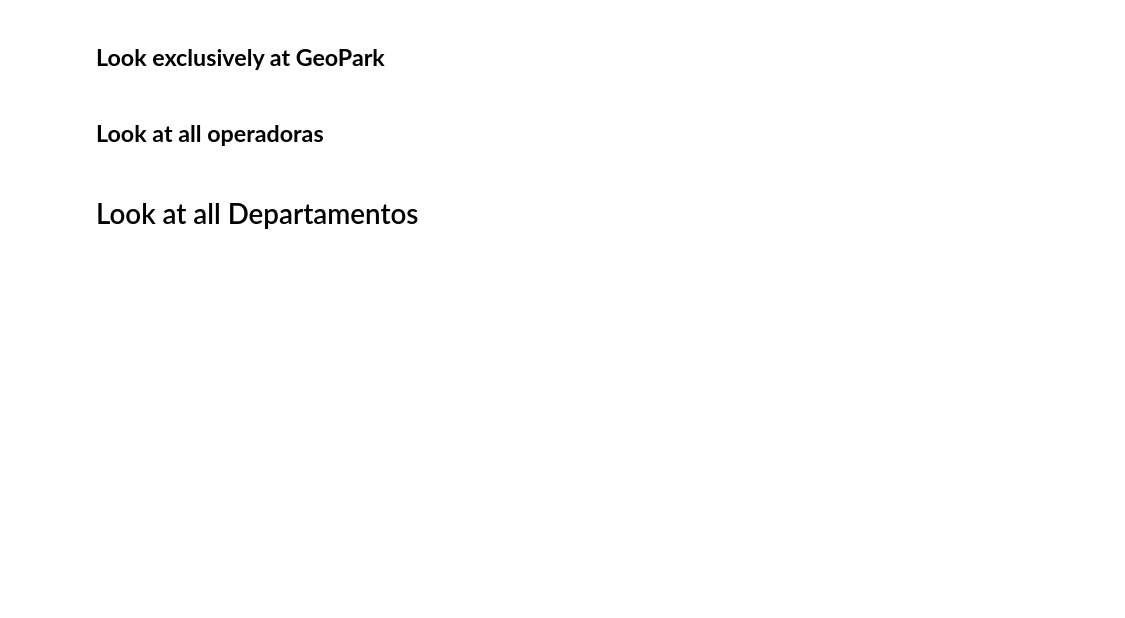
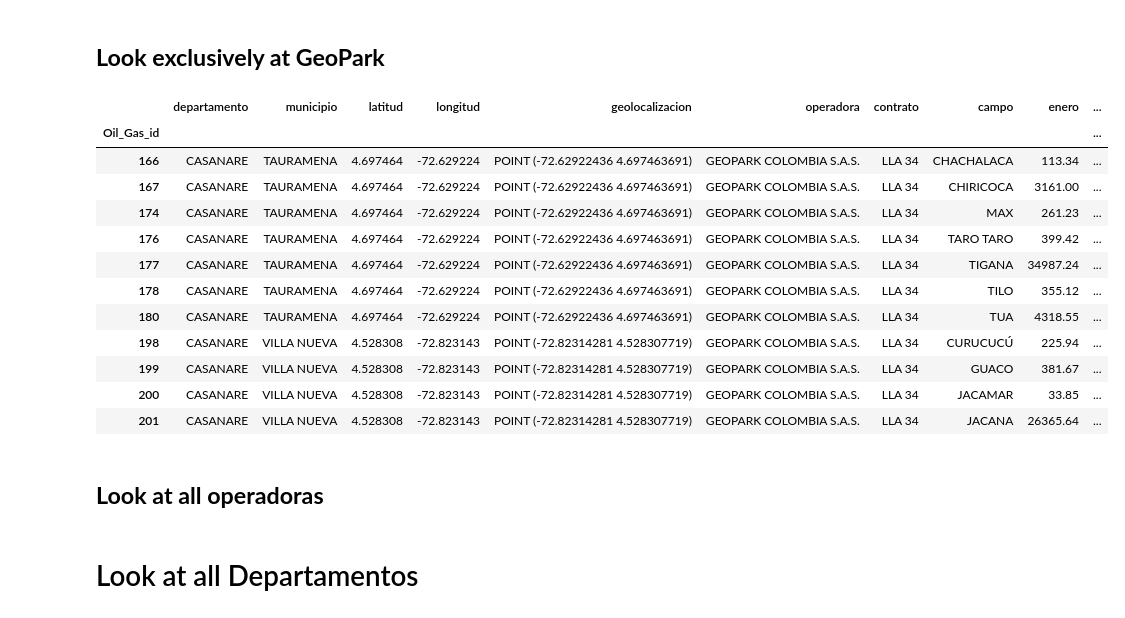
Before and after one commit to AGomezPrada/02-geopark-pandas-dataframes, a Jupyter notebook: notebooks/02-geopark-pandas-empty.ipynb, the cells around one changed output. Cells and saved outputs as stored; diff of their text form; code cells hidden in the pictures; blank space fills up the shorter version.

```diff
--- a/notebooks/02-geopark-pandas-empty.ipynb
+++ b/notebooks/02-geopark-pandas-empty.ipynb
@@ -297,6 +316,22 @@ op20_month_df
 ## **Look exclusively at GeoPark**
 # %%
 # Select out all Geopark entries
+Geopark = OP2020_df[OP2020_df['operadora'].isin(['GEOPARK COLOMBIA S.A.S.'])]
+Geopark
+# %% [output]
+|  | departamento | municipio | latitud | longitud | geolocalizacion | operadora | contrato | campo | enero | ... |
+| Oil_Gas_id |  |  |  |  |  |  |  |  |  | ... |
+| 166 | CASANARE | TAURAMENA | 4.697464 | -72.629224 | POINT (-72.62922436 4.697463691) | GEOPARK COLOMBIA S.A.S. | LLA 34 | CHACHALACA | 113.34 | ... |
+| 167 | CASANARE | TAURAMENA | 4.697464 | -72.629224 | POINT (-72.62922436 4.697463691) | GEOPARK COLOMBIA S.A.S. | LLA 34 | CHIRICOCA | 3161.00 | ... |
+| 174 | CASANARE | TAURAMENA | 4.697464 | -72.629224 | POINT (-72.62922436 4.697463691) | GEOPARK COLOMBIA S.A.S. | LLA 34 | MAX | 261.23 | ... |
+| 176 | CASANARE | TAURAMENA | 4.697464 | -72.629224 | POINT (-72.62922436 4.697463691) | GEOPARK COLOMBIA S.A.S. | LLA 34 | TARO TARO | 399.42 | ... |
+| 177 | CASANARE | TAURAMENA | 4.697464 | -72.629224 | POINT (-72.62922436 4.697463691) | GEOPARK COLOMBIA S.A.S. | LLA 34 | TIGANA | 34987.24 | ... |
+| 178 | CASANARE | TAURAMENA | 4.697464 | -72.629224 | POINT (-72.62922436 4.697463691) | GEOPARK COLOMBIA S.A.S. | LLA 34 | TILO | 355.12 | ... |
+| 180 | CASANARE | TAURAMENA | 4.697464 | -72.629224 | POINT (-72.62922436 4.697463691) | GEOPARK COLOMBIA S.A.S. | LLA 34 | TUA | 4318.55 | ... |
+| 198 | CASANARE | VILLA NUEVA | 4.528308 | -72.823143 | POINT (-72.82314281 4.528307719) | GEOPARK COLOMBIA S.A.S. | LLA 34 | CURUCUCÚ | 225.94 | ... |
+| 199 | CASANARE | VILLA NUEVA | 4.528308 | -72.823143 | POINT (-72.82314281 4.528307719) | GEOPARK COLOMBIA S.A.S. | LLA 34 | GUACO | 381.67 | ... |
+| 200 | CASANARE | VILLA NUEVA | 4.528308 | -72.823143 | POINT (-72.82314281 4.528307719) | GEOPARK COLOMBIA S.A.S. | LLA 34 | JACAMAR | 33.85 | ... |
+| 201 | CASANARE | VILLA NUEVA | 4.528308 | -72.823143 | POINT (-72.82314281 4.528307719) | GEOPARK COLOMBIA S.A.S. | LLA 34 | JACANA | 26365.64 | ... |
 # %%
 # Select 'campo' and each of the 12 month columns and make new df
 
```
Also changed, not shown: parts of 1 cell of this notebook.
